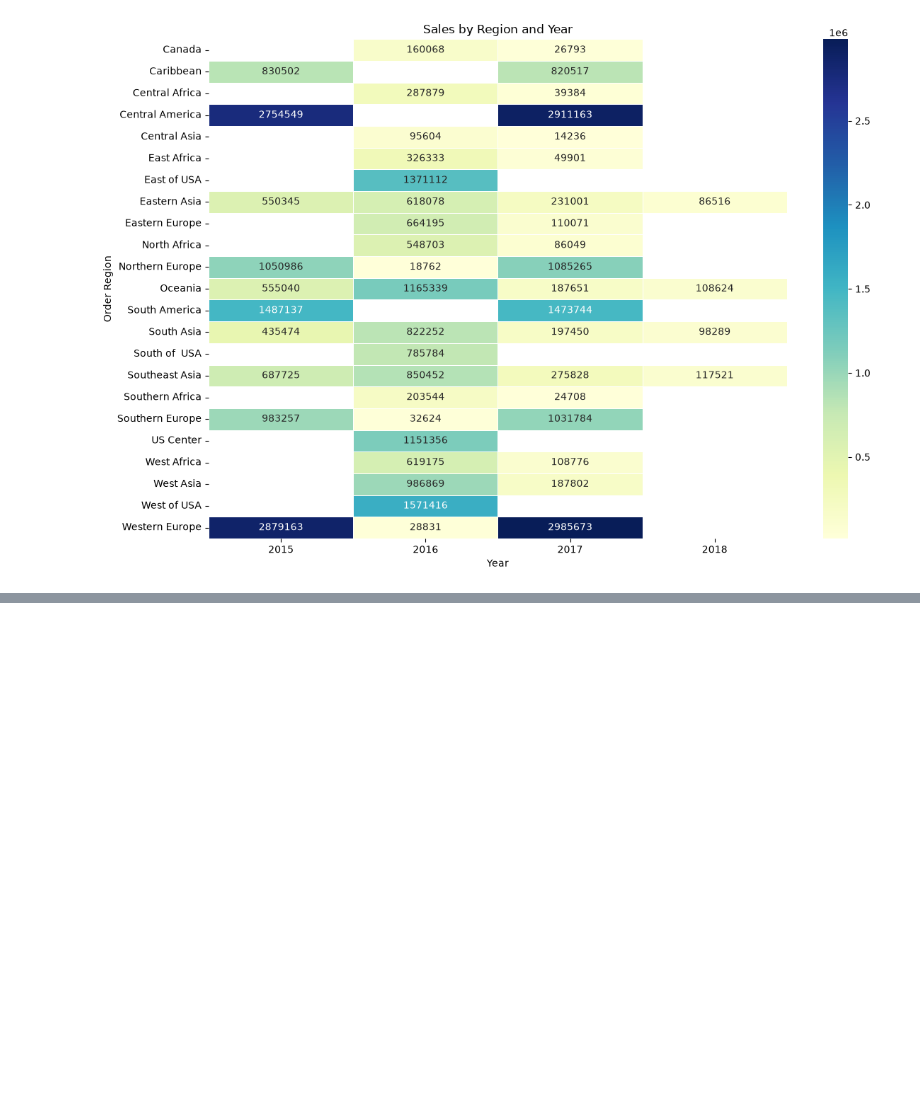
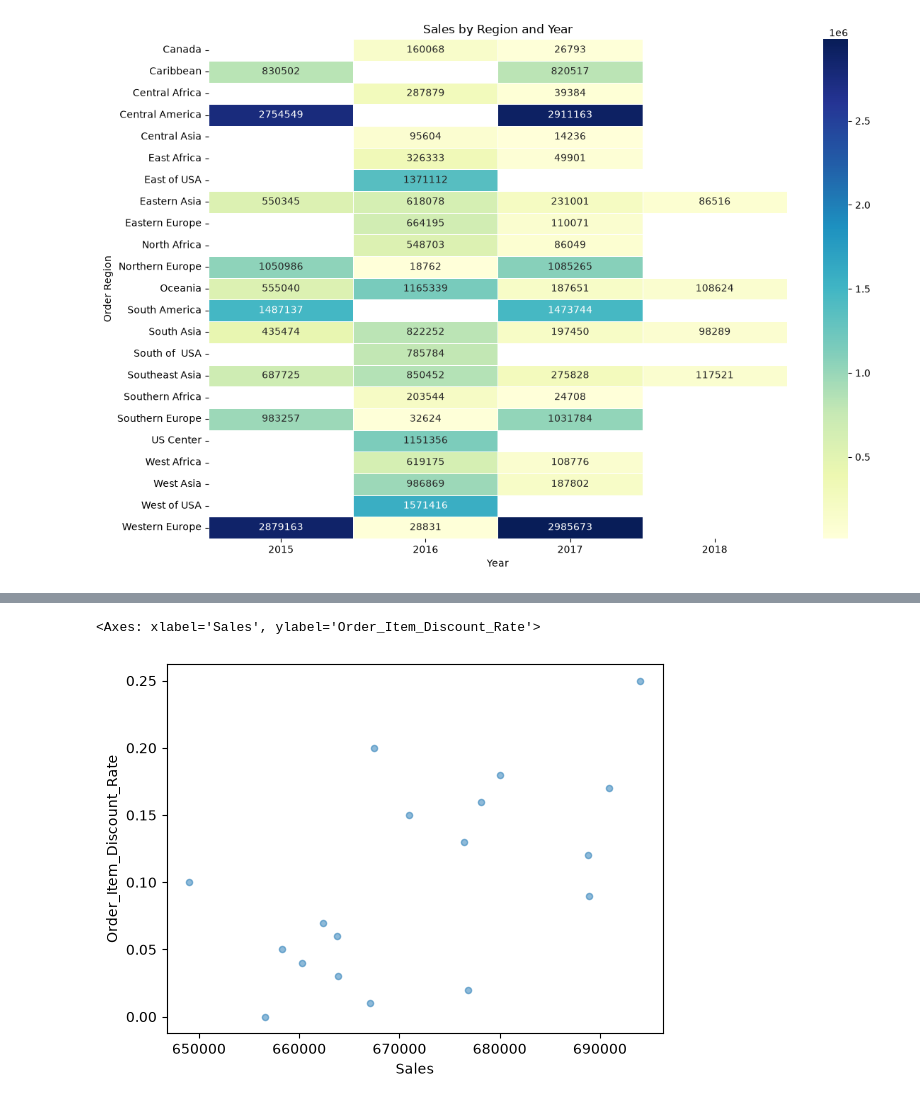
Before and after one commit to Mina-Makram-001/2B_Data_Science_Portfolio, a Jupyter notebook: 2_Cleaning_P2_&_EDA.ipynb, the cells around one changed output, grey strips where cells are left out. Saved outputs shown, nothing was run; the diff lists cells and outputs as text; code cells hidden in the pictures; blank space fills up the shorter version.

```diff
--- a/2_Cleaning_P2_&_EDA.ipynb
+++ b/2_Cleaning_P2_&_EDA.ipynb
@@ -367,0 +400,13 @@ plt.show()
+# %%
+(df_Com_Stat
+ .groupby('Order_Item_Discount_Rate')['Sales']
+ .sum()
+ .reset_index()
+ .plot.scatter(
+     x='Sales',
+     y='Order_Item_Discount_Rate',
+     alpha=0.5
+ ))
+# %% [output]
+<Axes: xlabel='Sales', ylabel='Order_Item_Discount_Rate'>
+[figure, added]
```
Also changed, not shown: parts of 4 cells of this notebook, 3 other files.
